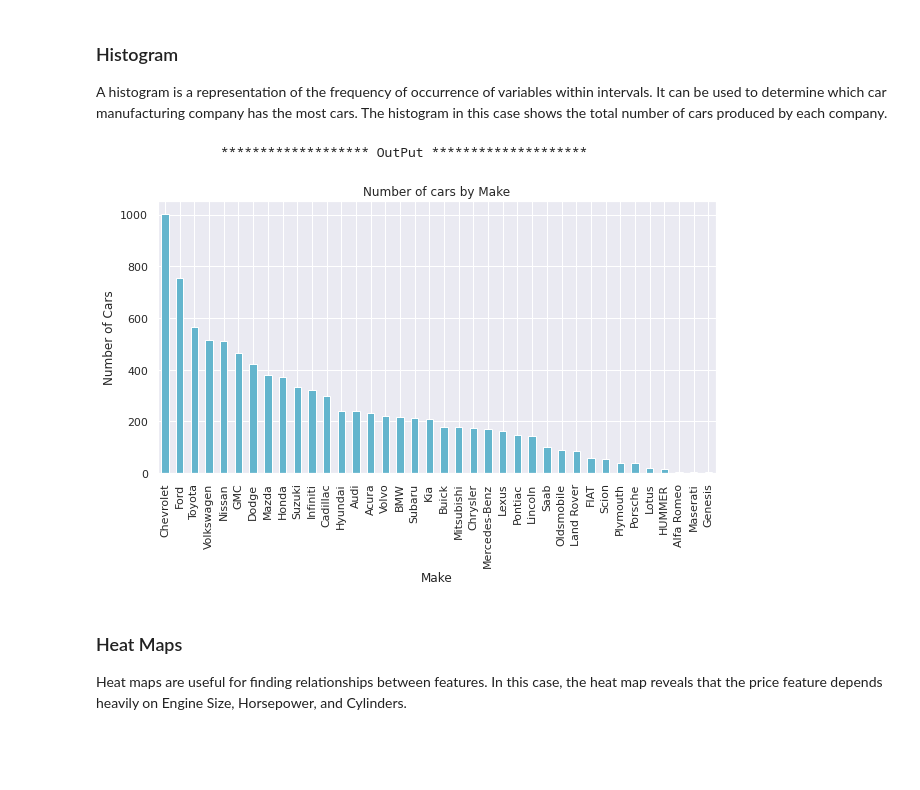
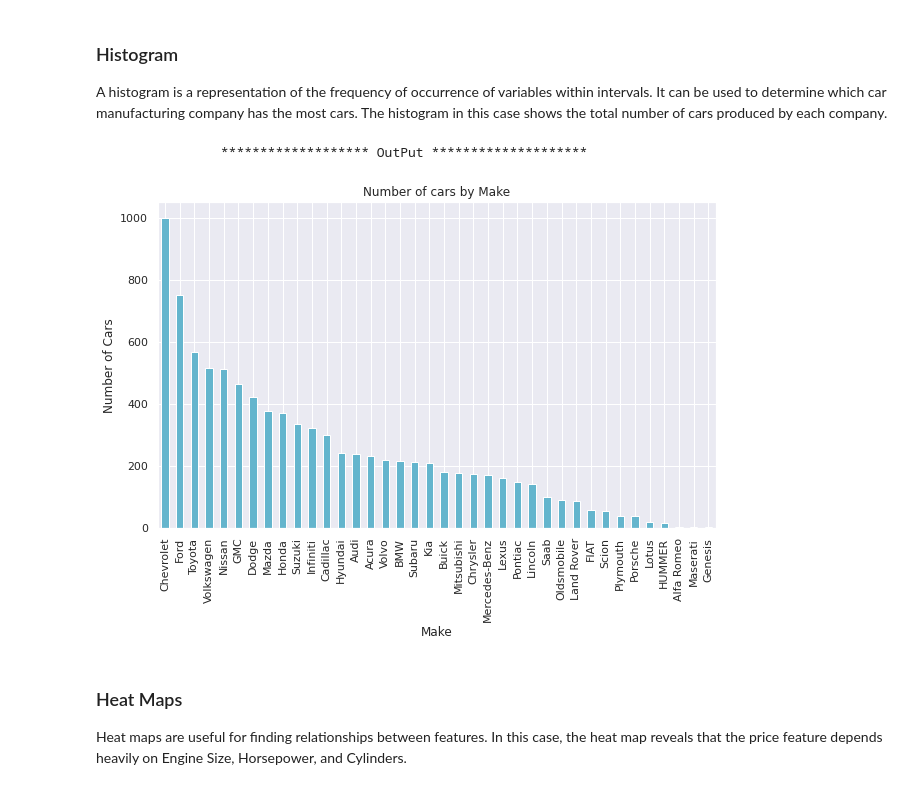
Before and after one commit to Deepsphere-AI/BCA, a Jupyter notebook: SEM-2/Data Science/Programs/Program_01_EDA_On_Bussiness_Dataset.ipynb, the cells around one changed output. Cells and saved outputs as stored; diff of their text form; code cells hidden in the pictures; blank space fills up the shorter version.

```diff
--- a/SEM-2/Data Science/Programs/Program_01_EDA_On_Bussiness_Dataset.ipynb
+++ b/SEM-2/Data Science/Programs/Program_01_EDA_On_Bussiness_Dataset.ipynb
@@ -396,13 +401,13 @@ print("\n******************* OutPut ********************\n")
 A histogram is a representation of the frequency of occurrence of variables within intervals. It can be used to determine which car manufacturing company has the most cars. The histogram in this case shows the total number of cars produced by each company.
 # %%
 print("\n\t\t******************* OutPut ********************\n")
-dataframe.Make.value_counts().nlargest(50).plot(kind='bar', figsize=(10,5),color='c')
+dataframe.Make.value_counts().nlargest(50).plot(kind='bar', figsize=(10,6),color='c')
 plt.title("Number of cars by Make")
 plt.ylabel('Number of Cars')
 plt.xlabel('Make');
 # %% [output]
                 ******************* OutPut ********************
-[figure, old version]
+[figure, new version]
 # %% [markdown]
 ### Heat Maps
 
```
Also changed, not shown: parts of 27 cells of this notebook.
